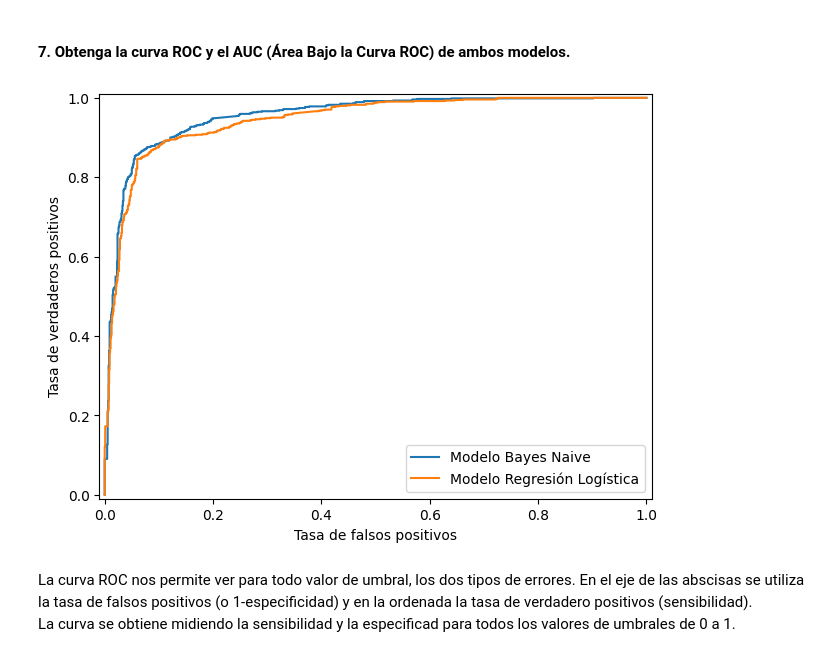
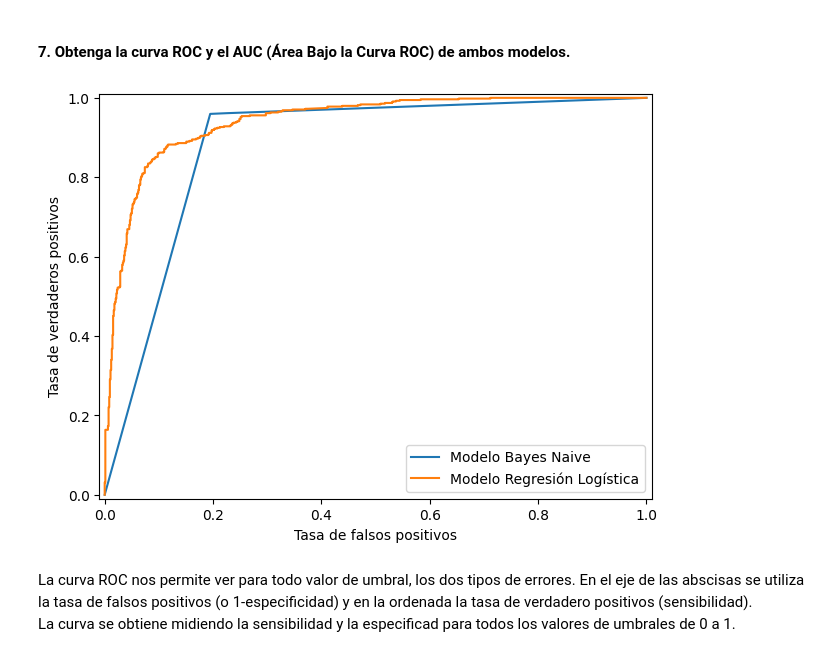
Before and after one commit to FIUBA-CEIA-18Co2024/IIA-TP3, a Jupyter notebook: IIA TP3 Detector SPAM.ipynb, the cells around one changed output. Drawn from its saved outputs; the diff is of its cells as text; code cells hidden in the pictures.

```diff
--- a/IIA TP3 Detector SPAM.ipynb
+++ b/IIA TP3 Detector SPAM.ipynb
@@ -159,4 +159,8 @@ Comparación entre palabras mas usadas
 # %%
 random_state = 12345 #Repetitibilidad en el split de los datos
 # %%
-X_train, X_test, y_train, y_test = train_test_split(X, y, test_size=0.4, random_state=random_state)
+X_train, X_test, y_train, y_test = train_test_split(X, y, test_size=0.3, random_state=random_state, stratify=y, shuffle=True)
+
+display(dataset['spam'].value_counts())
+display(y_train.value_counts())
+display(y_test.value_counts())
@@ -249,22 +268,22 @@ Recuperación: 0.7884097035040432
 # %%
 from sklearn.metrics import auc, roc_curve
 
-prob_nv = bayes_naive.predict_proba(X_test_scaled)[:, -1]
+prob_nv = bayes_naive.predict_proba(X_test)[:, -1]
 prob_lv = regresion_logistica.predict_proba(X_test_scaled)[:, -1]
 
 fpr_bayes_naive, tpr_bayes_naive, _ = roc_curve(y_test, prob_nv)
 fpr_regresion_logistica, tpr_regresion_logistica, _ = roc_curve(y_test, prob_lv)
 
 plt.plot(fpr_bayes_naive, tpr_bayes_naive, label="Modelo Bayes Naive")
 plt.plot(fpr_regresion_logistica, tpr_regresion_logistica, label="Modelo Regresión Logística")
 plt.xlim([-0.01, 1.01])
 plt.ylim([-0.01, 1.01])
 plt.xlabel("Tasa de falsos positivos")
 plt.ylabel("Tasa de verdaderos positivos")
 plt.legend()
 plt.tight_layout();
 # %% [output]
-[figure, old version]
+[figure, new version]
 # %% [markdown]
 La curva ROC nos permite ver para todo valor de umbral, los dos tipos de errores. En el eje de las abscisas se utiliza la tasa de falsos positivos (o 1-especificidad) y en la ordenada la tasa de verdadero positivos (sensibilidad).\
 La curva se obtiene midiendo la sensibilidad y la especificad para todos los valores de umbrales de 0 a 1.
```
Also changed, not shown: parts of 10 cells of this notebook.
